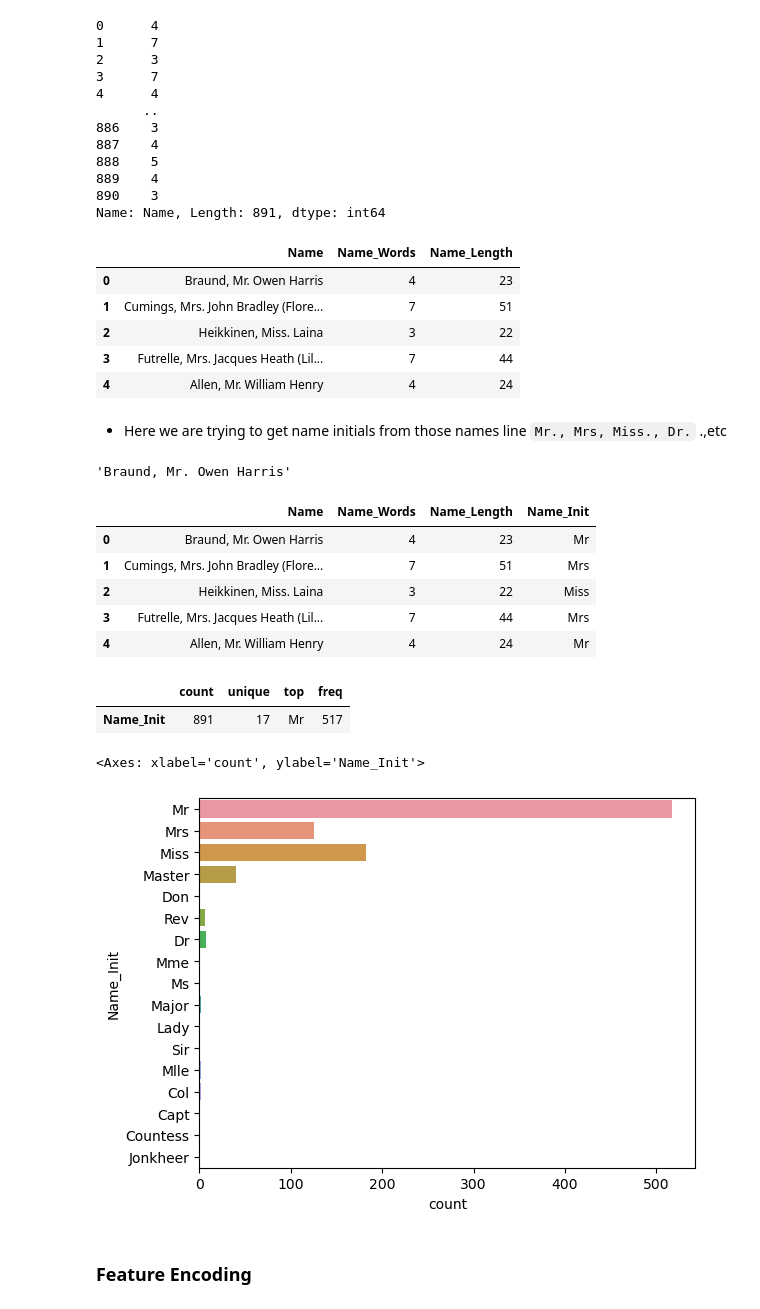
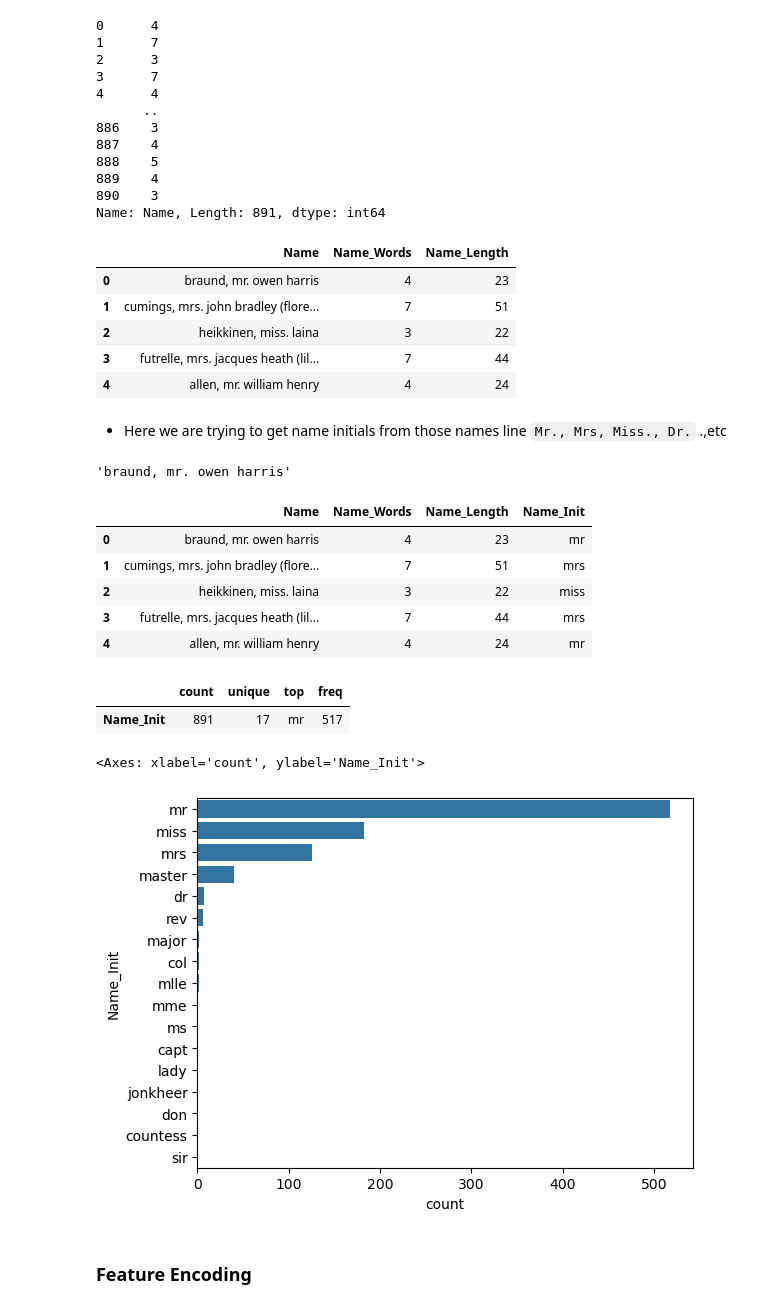
Before and after one commit to Rahul-404/Titanic_Problem_Kaggel, a Jupyter notebook: 3_Feature_Engineering.ipynb, the cells around one changed output. Drawn from its saved outputs; the diff is of its cells as text; code cells hidden in the pictures.

```diff
--- a/3_Feature_Engineering.ipynb
+++ b/3_Feature_Engineering.ipynb
@@ -21,8 +29,8 @@ import ast
 import warnings
 warnings.filterwarnings('ignore')
 # %%
-DATA_DIR = os.path.join(os.getcwd(), "Dataset", "clean_data")
-PATH = os.path.join(DATA_DIR, "clean_train.csv")
+DATA_DIR = os.path.join(os.getcwd(), "Dataset", "1_clean_data")
+PATH = os.path.join(DATA_DIR, "clean_train_v1.csv")
 # %%
 train_df = pd.read_csv(PATH)
 # %%
@@ -351,38 +379,40 @@ encode_text.df["Name_Length"] = TEXT_DF["Name"].apply(lambda x: len(x))
 encode_text.df.head()
 # %% [output]
 |  | Name | Name_Words | Name_Length |
-| 0 | Braund, Mr. Owen Harris | 4 | 23 |
-| 1 | Cumings, Mrs. John Bradley (Flore... | 7 | 51 |
-| 2 | Heikkinen, Miss. Laina | 3 | 22 |
-| 3 | Futrelle, Mrs. Jacques Heath (Lil... | 7 | 44 |
-| 4 | Allen, Mr. William Henry | 4 | 24 |
+| 0 | braund, mr. owen harris | 4 | 23 |
+| 1 | cumings, mrs. john bradley (flore... | 7 | 51 |
+| 2 | heikkinen, miss. laina | 3 | 22 |
+| 3 | futrelle, mrs. jacques heath (lil... | 7 | 44 |
+| 4 | allen, mr. william henry | 4 | 24 |
 # %% [markdown]
 - Here we are trying to get name initials from those names line `Mr., Mrs, Miss., Dr.` .,etc
 # %%
 TEXT_DF["Name"][0]
 # %% [output]
-'Braund, Mr. Owen Harris'
+'braund, mr. owen harris'
 # %%
 encode_text.df["Name_Init"] = TEXT_DF["Name"].apply(lambda word: list(filter(lambda word: word.endswith('.'), word.split()))[0][:-1])
 # %%
 encode_text.df.head()
 # %% [output]
 |  | Name | Name_Words | Name_Length | Name_Init |
-| 0 | Braund, Mr. Owen Harris | 4 | 23 | Mr |
-| 1 | Cumings, Mrs. John Bradley (Flore... | 7 | 51 | Mrs |
-| 2 | Heikkinen, Miss. Laina | 3 | 22 | Miss |
-| 3 | Futrelle, Mrs. Jacques Heath (Lil... | 7 | 44 | Mrs |
-| 4 | Allen, Mr. William Henry | 4 | 24 | Mr |
+| 0 | braund, mr. owen harris | 4 | 23 | mr |
+| 1 | cumings, mrs. john bradley (flore... | 7 | 51 | mrs |
+| 2 | heikkinen, miss. laina | 3 | 22 | miss |
+| 3 | futrelle, mrs. jacques heath (lil... | 7 | 44 | mrs |
+| 4 | allen, mr. william henry | 4 | 24 | mr |
 # %%
 encode_text.df[["Name_Init"]].describe().T
 # %% [output]
 |  | count | unique | top | freq |
-| Name_Init | 891 | 17 | Mr | 517 |
+| Name_Init | 891 | 17 | mr | 517 |
+# %%
+name_init = [i[0] for i in encode_text.df[["Name_Init"]].value_counts().keys()]
 # %%
-sns.countplot(data=encode_text.df, y="Name_Init")
+sns.countplot(data=encode_text.df, y="Name_Init", order=name_init)
 # %% [output]
 <Axes: xlabel='count', ylabel='Name_Init'>
-[figure, old version]
+[figure, new version]
 # %% [markdown]
 ### Feature Encoding
 # %%
```
Also changed, not shown: parts of 46 cells of this notebook.
